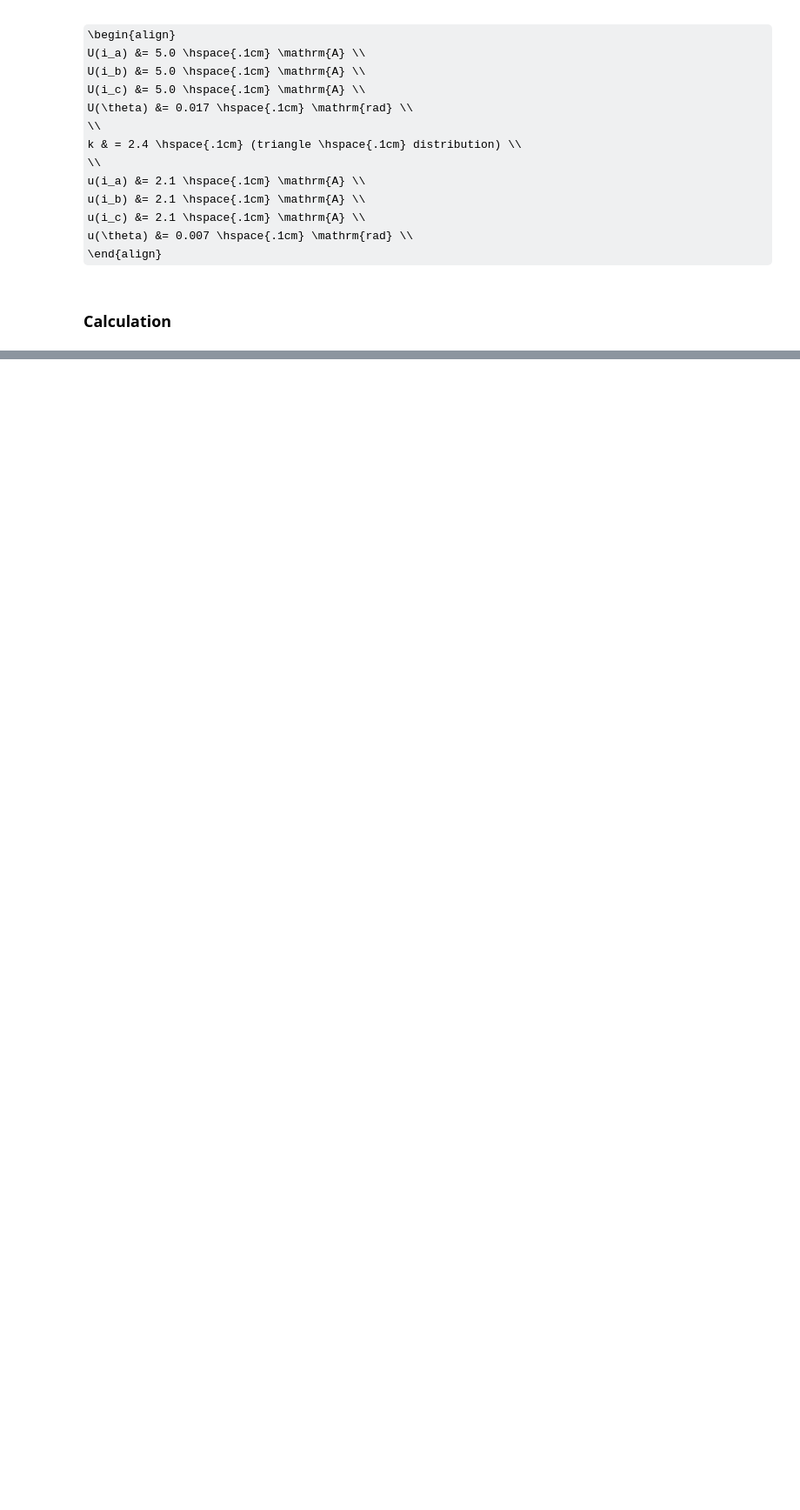
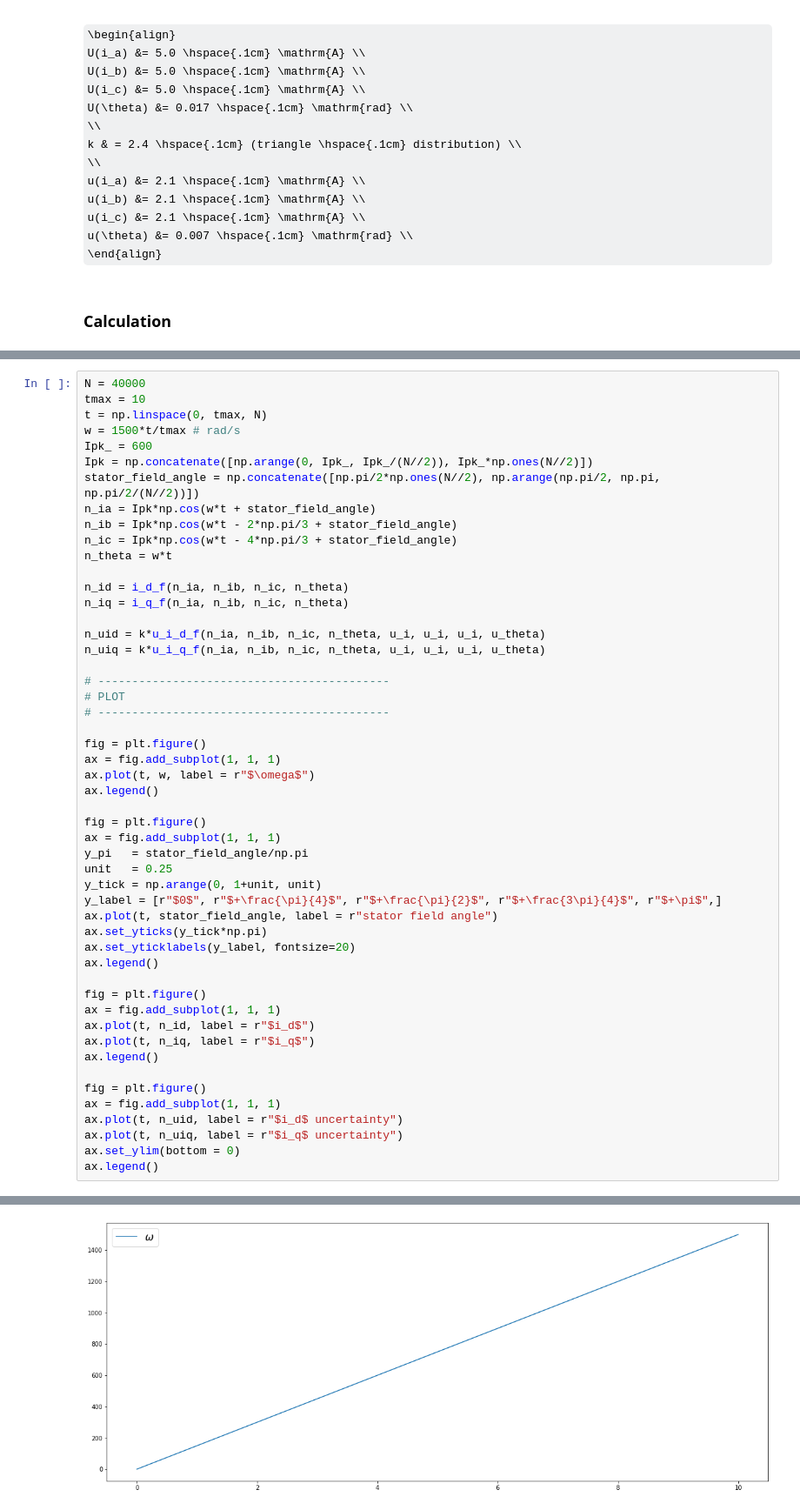
Before and after one commit to rex-87/dq_sim, a Jupyter notebook: dq_transform.ipynb, the cells around one changed output, grey strips where cells are left out. Shown: that part at 87% size. Cells and saved outputs as stored; diff of their text form; some formulas as TeX source; blank space fills up the shorter version.

Commit message:
plotted uncertainty contributions to id and iq uncertainties

```diff
--- a/dq_transform.ipynb
+++ b/dq_transform.ipynb
@@ -629,0 +643,52 @@ Latex(to_print)
+# %%
+N = 40000
+tmax = 10
+t = np.linspace(0, tmax, N)
+w = 1500*t/tmax # rad/s
+Ipk_ = 600
+Ipk = np.concatenate([np.arange(0, Ipk_, Ipk_/(N//2)), Ipk_*np.ones(N//2)])
+stator_field_angle = np.concatenate([np.pi/2*np.ones(N//2), np.arange(np.pi/2, np.pi, np.pi/2/(N//2))])
+n_ia = Ipk*np.cos(w*t + stator_field_angle)
+n_ib = Ipk*np.cos(w*t - 2*np.pi/3 + stator_field_angle)
+n_ic = Ipk*np.cos(w*t - 4*np.pi/3 + stator_field_angle)
+n_theta = w*t
+
+n_id = i_d_f(n_ia, n_ib, n_ic, n_theta)
+n_iq = i_q_f(n_ia, n_ib, n_ic, n_theta)
+
+n_uid = k*u_i_d_f(n_ia, n_ib, n_ic, n_theta, u_i, u_i, u_i, u_theta)
+n_uiq = k*u_i_q_f(n_ia, n_ib, n_ic, n_theta, u_i, u_i, u_i, u_theta)
+
+# -------------------------------------------
+# PLOT
+# -------------------------------------------
+
+fig = plt.figure()
+ax = fig.add_subplot(1, 1, 1)
+ax.plot(t, w, label = r"$\omega$")
+ax.legend()
+
+fig = plt.figure()
+ax = fig.add_subplot(1, 1, 1)
+y_pi   = stator_field_angle/np.pi
+unit   = 0.25
+y_tick = np.arange(0, 1+unit, unit)
+y_label = [r"$0$", r"$+\frac{\pi}{4}$", r"$+\frac{\pi}{2}$", r"$+\frac{3\pi}{4}$", r"$+\pi$",]
+ax.plot(t, stator_field_angle, label = r"stator field angle")
+ax.set_yticks(y_tick*np.pi)
+ax.set_yticklabels(y_label, fontsize=20)
+ax.legend()
+
+fig = plt.figure()
+ax = fig.add_subplot(1, 1, 1)
+ax.plot(t, n_id, label = r"$i_d$")
+ax.plot(t, n_iq, label = r"$i_q$")
+ax.legend()
+
+fig = plt.figure()
+ax = fig.add_subplot(1, 1, 1)
+ax.plot(t, n_uid, label = r"$i_d$ uncertainty")
+ax.plot(t, n_uiq, label = r"$i_q$ uncertainty")
+ax.set_ylim(bottom = 0)
+ax.legend()
+# %% [output]
@@ -629,0 +696 @@ Latex(to_print)
+[figure, added]
```
Also changed, not shown: parts of 16 cells of this notebook, 2 other files.
